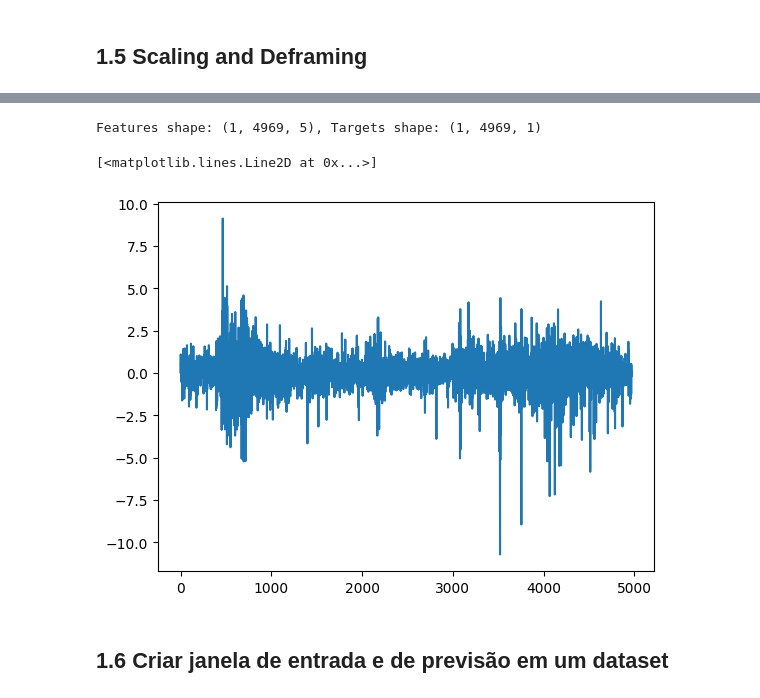
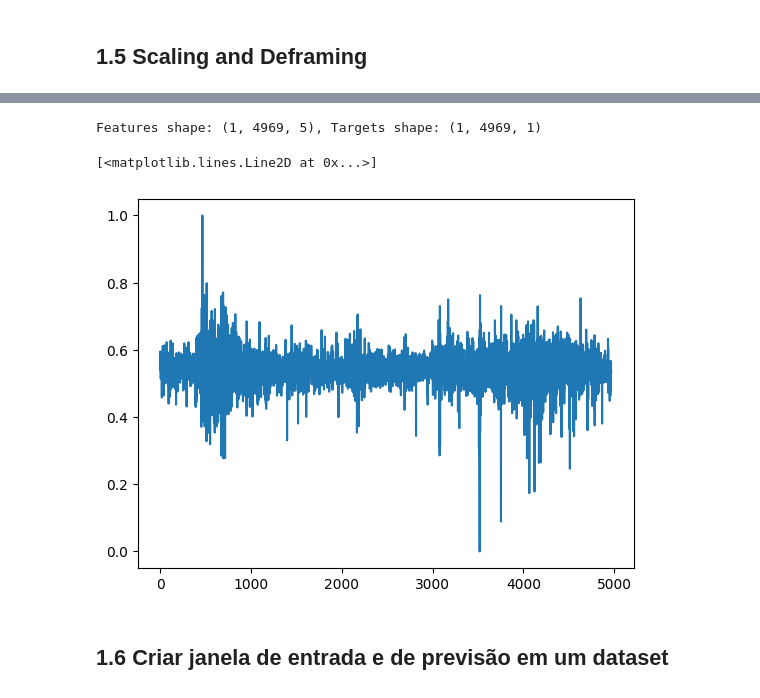
Before and after one commit to c-mmonteiro/t1-algo-feature, a Jupyter notebook: Transformers_stock.ipynb, the cells around one changed output, grey strips where cells are left out. Cells and saved outputs as stored; diff of their text form; code cells hidden in the pictures.

Commit message:
Com scale corrigido

```diff
--- a/Transformers_stock.ipynb
+++ b/Transformers_stock.ipynb
@@ -107,0 +124,5 @@ plt.plot(df['y'])
+# %%
+scaler = MinMaxScaler()
+df_scaled = scaler.fit_transform(df)
+df_scaled = pd.DataFrame(df_scaled, columns=df.columns)
+df_scaled.head()
@@ -108,31 +136,19 @@ plt.plot(df['y'])
 # %%
-columns_atributo = [col for col in df.columns if not col.startswith('y')]
-n_feat = len(columns_atributo)
+columns_features = [col for col in df.columns if not col.startswith('y')]
+n_features = len(columns_features)
 n_samples = len(df)
 
-X = df[columns_atributo].values.astype(np.float32).reshape(1, -1, n_feat)
+X = df_scaled[columns_features].values.astype(np.float32).reshape(1, -1, n_features)
 
-y = df['y'].values.astype(np.float32).reshape(1, -1, 1)
+y = df_scaled['y'].values.astype(np.float32).reshape(1, -1, 1)
 
-
-# STANDARDIZATION: critical for training stability
-# Why? Large/varying scales → unstable gradients, slow convergence
-X_mean = X.mean(axis=(0,1), keepdims=True)  # Mean over all samples and timesteps
-X_std  = X.std(axis=(0,1), keepdims=True) + 1e-6  # +epsilon to avoid division by zero
-y_mean = y.mean(axis=(0,1), keepdims=True)
-y_std  = y.std(axis=(0,1), keepdims=True) + 1e-6
-
-X = (X - X_mean) / X_std  # Zero mean, unit variance
-y = (y - y_mean) / y_std
-
-stats = {"X_mean": X_mean, "X_std": X_std, "y_mean": y_mean, "y_std": y_std}
 
 print(f"Features shape: {X.shape}, Targets shape: {y.shape}")
 plt.plot(y[0,:,0])
 # %% [output]
 Features shape: (1, 4969, 5), Targets shape: (1, 4969, 1)
 [<matplotlib.lines.Line2D at 0x...>]
-[figure, old version]
+[figure, new version]
 # %% [markdown]
 ## 1.6 Criar janela de entrada e de previsão em um dataset
 # %%
```
Also changed, not shown: parts of 10 cells of this notebook.
